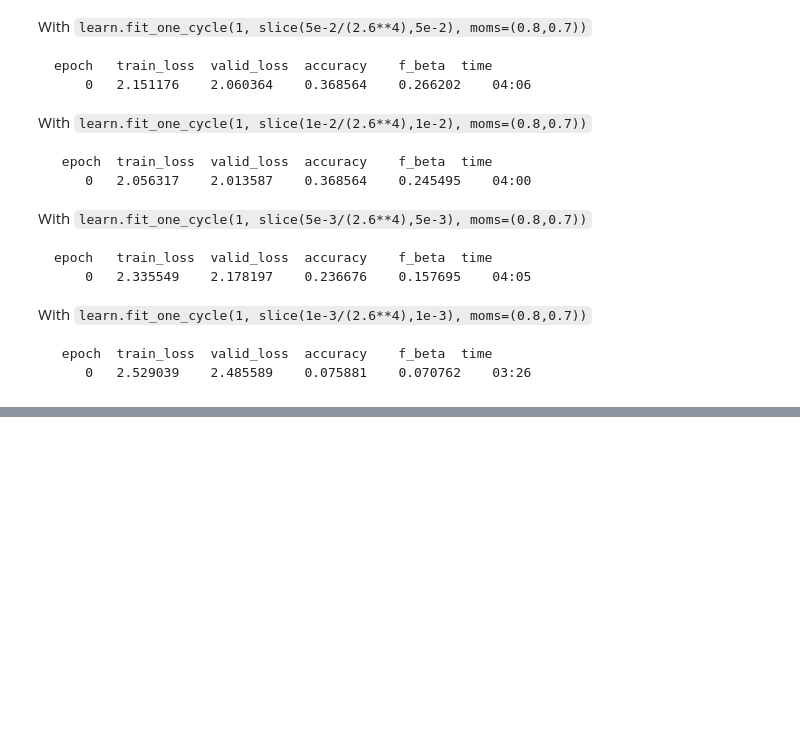
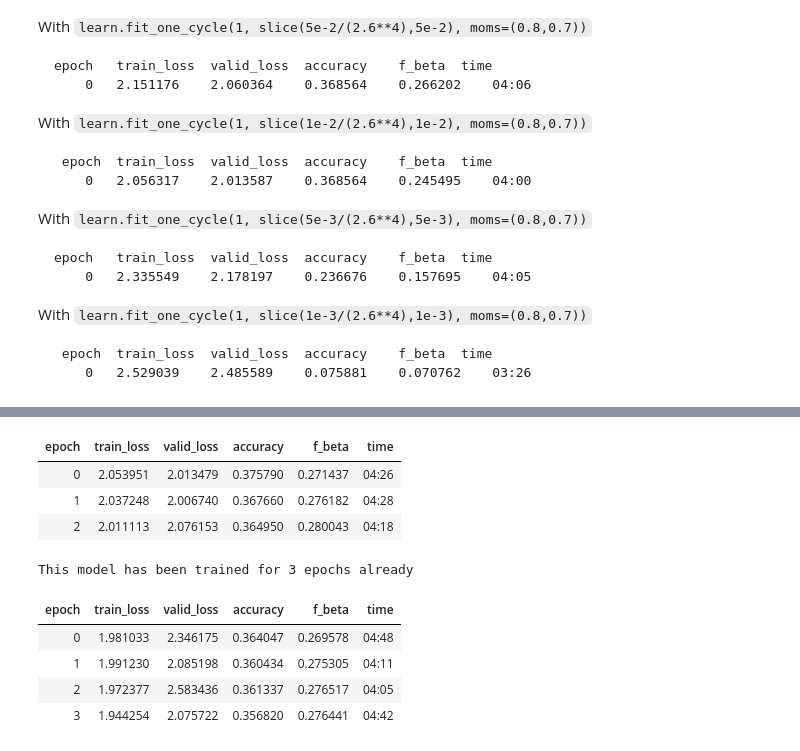
Before and after one commit to magic-lantern/nlp-transfer-learning, a Jupyter notebook: sourcecode/mimic_nlp_classifier_los.ipynb, the cells around one changed output, grey strips where cells are left out. Drawn from its saved outputs; the diff is of its cells as text; code cells hidden in the pictures; blank space fills up the shorter version.

```diff
--- a/sourcecode/mimic_nlp_classifier_los.ipynb
+++ b/sourcecode/mimic_nlp_classifier_los.ipynb
@@ -697,3 +745,10 @@ release_mem()
+# %%
+learn = None
+release_mem()
+learn = text_classifier_learner(data_cl, AWD_LSTM, drop_mult=0.5, metrics=[accuracy, FBeta(average='weighted', beta=1)])
+learn.load_encoder(enc_file)
+learn.load(freeze_three)
+learn.unfreeze()
 # %%
 if os.path.isfile(cycles_file):
     with open(cycles_file, 'rb') as f:
@@ -705,11 +762,11 @@ else:
 # %%
-num_cycles = 7
+num_cycles = 3
 
 file = ft_file + str(prev_cycles)
 learner_file = base_path/file
 callback_save_file = str(learner_file) + '_auto'
 
-learn.fit_one_cycle(num_cycles, slice(1e-4/(2.6**4),1e-4), moms=(0.8,0.7),
+learn.fit_one_cycle(num_cycles, slice(1e-2/(2.6**4),1e-2), moms=(0.8,0.7),
                     callbacks=[
                         callbacks.SaveModelCallback(learn, every='epoch', monitor='accuracy', name=callback_save_file),
                         # CSVLogger only logs when num_cycles are complete
@@ -722,3 +779,44 @@ learn.save(learner_file)
 with open(cycles_file, 'wb') as f:
     pickle.dump(num_cycles + prev_cycles, f)
 release_mem()
+# %% [output]
+| epoch | train_loss | valid_loss | accuracy | f_beta | time |
+| 0 | 2.053951 | 2.013479 | 0.375790 | 0.271437 | 04:26 |
+| 1 | 2.037248 | 2.006740 | 0.367660 | 0.276182 | 04:28 |
+| 2 | 2.011113 | 2.076153 | 0.364950 | 0.280043 | 04:18 |
+# %%
+if os.path.isfile(cycles_file):
+    with open(cycles_file, 'rb') as f:
+        prev_cycles = pickle.load(f)
+    print('This model has been trained for', prev_cycles, 'epochs already')
+else:
+    prev_cycles = 0
+    print('This model NOT been trained yet')
+# %% [output]
+This model has been trained for 3 epochs already
+# %%
+num_cycles = 4
+
+file = ft_file + str(prev_cycles)
+learner_file = base_path/file
+callback_save_file = str(learner_file) + '_auto'
+
+learn.fit_one_cycle(num_cycles, slice(1e-2/(2.6**4),1e-2), moms=(0.8,0.7),
+                    callbacks=[
+                        callbacks.SaveModelCallback(learn, every='epoch', monitor='accuracy', name=callback_save_file),
+                        # CSVLogger only logs when num_cycles are complete
+                        callbacks.CSVLogger(learn, filename=training_history_file, append=True)
+                    ])
+file = ft_file + str(prev_cycles + num_cycles)
+learner_file = base_path/file
+learn.save(learner_file)
+
+with open(cycles_file, 'wb') as f:
+    pickle.dump(num_cycles + prev_cycles, f)
+release_mem()
+# %% [output]
+| epoch | train_loss | valid_loss | accuracy | f_beta | time |
+| 0 | 1.981033 | 2.346175 | 0.364047 | 0.269578 | 04:48 |
+| 1 | 1.991230 | 2.085198 | 0.360434 | 0.275305 | 04:11 |
+| 2 | 1.972377 | 2.583436 | 0.361337 | 0.276517 | 04:05 |
+| 3 | 1.944254 | 2.075722 | 0.356820 | 0.276441 | 04:42 |
```
Also changed, not shown: parts of 19 cells of this notebook, 3 other files.
